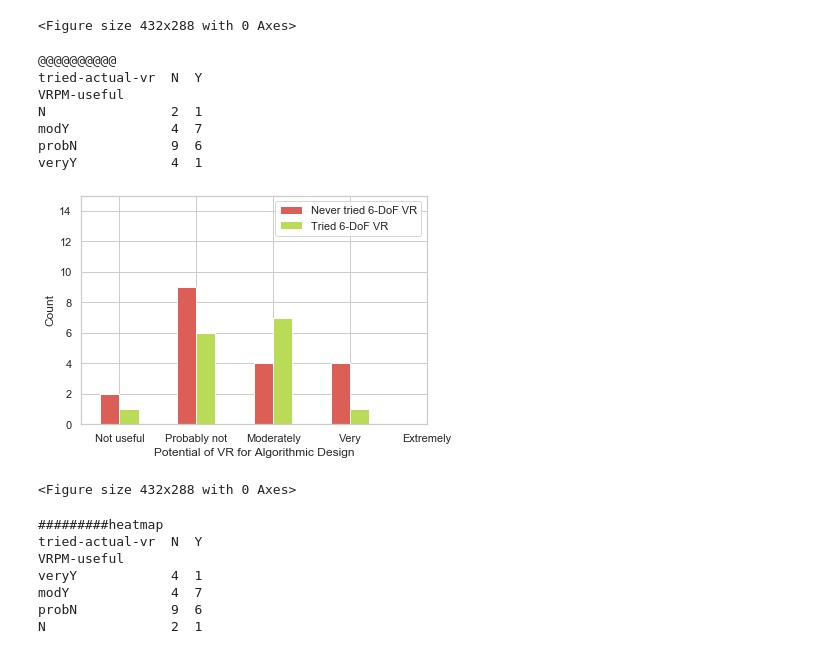
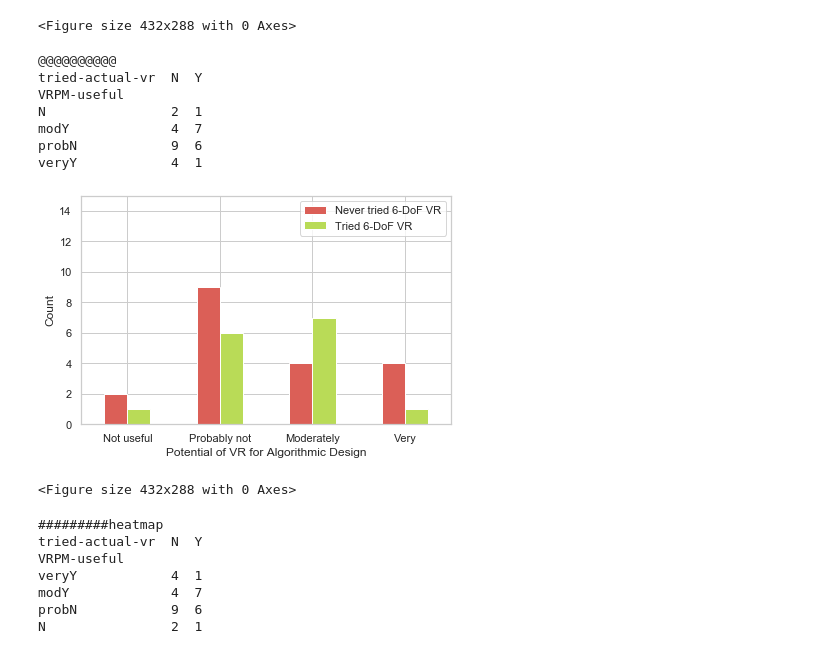
Before and after one commit to qdrien/cibw78-replication, a Jupyter notebook: CIB-W78 processing.ipynb, the cells around one changed output. Drawn from its saved outputs; the diff is of its cells as text; code cells hidden in the pictures.

Commit message:
Fix label/legend on vrpm-useful bar plots

```diff
--- a/CIB-W78 processing.ipynb
+++ b/CIB-W78 processing.ipynb
@@ -1410,35 +1410,35 @@ stack_categories = ['N', 'Y']
 df_tried_vr_filtered = df_tried_vr_filtered.groupby('VRPM-useful')['tried-actual-vr'].value_counts(dropna=False)
 
 df_tried_vr_filtered = df_tried_vr_filtered.groupby('tried-actual-vr').transform(lambda x: x)
 df_tried_vr_filtered = df_tried_vr_filtered.unstack()
 print("@@@@@@@@@@")
 print(df_tried_vr_filtered)
 
 df_tried_vr_filtered.columns = pd.CategoricalIndex(df_tried_vr_filtered.columns.values,
                                                    ordered=True,
                                                    categories=stack_categories)
 
 df_tried_vr_filtered = df_tried_vr_filtered.sort_index(axis=1)
 
 ax = df_tried_vr_filtered.loc[orderedX].plot.bar(stacked=False, rot=0)
 ax.set_ylim(ymax=15)
 plt.ylabel("Count")
 plt.xlabel("Potential of VR for Algorithmic Design")
 plt.legend(['Never tried 6-DoF VR', 'Tried 6-DoF VR'])
-plt.xticks(np.arange(5), ('Not useful', 'Probably not', 'Moderately', 'Very', 'Extremely'))
+plt.xticks(np.arange(4), ('Not useful', 'Probably not', 'Moderately', 'Very'))
 plt.tight_layout()
 
 plt.show()
 plt.clf()
 # %% [output]
 @@@@@@@@@@
 tried-actual-vr  N  Y
 VRPM-useful
 N                2  1
 modY             4  7
 probN            9  6
 veryY            4  1
-[figure, old version]
+[figure, new version]
 <Figure size 432x288 with 0 Axes>
 # %%
 #VRPM-useful-tried-actual-vr heatmap
```
Also changed, not shown: parts of 1 cell of this notebook.
